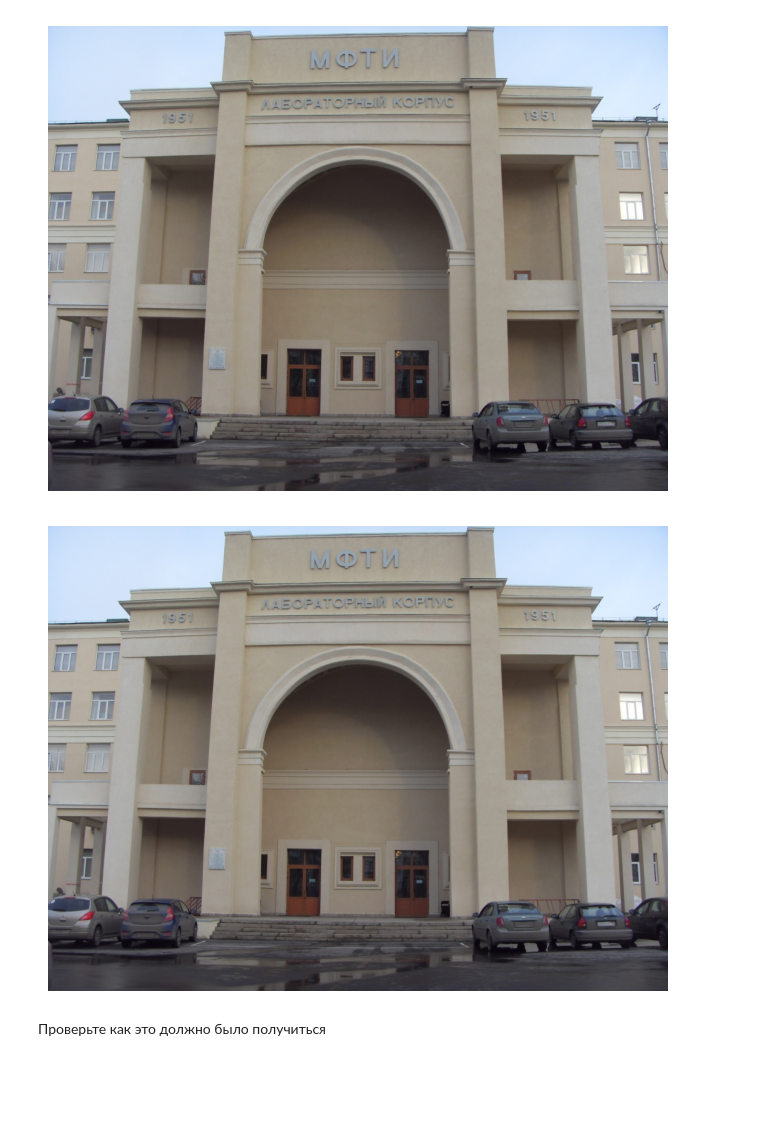
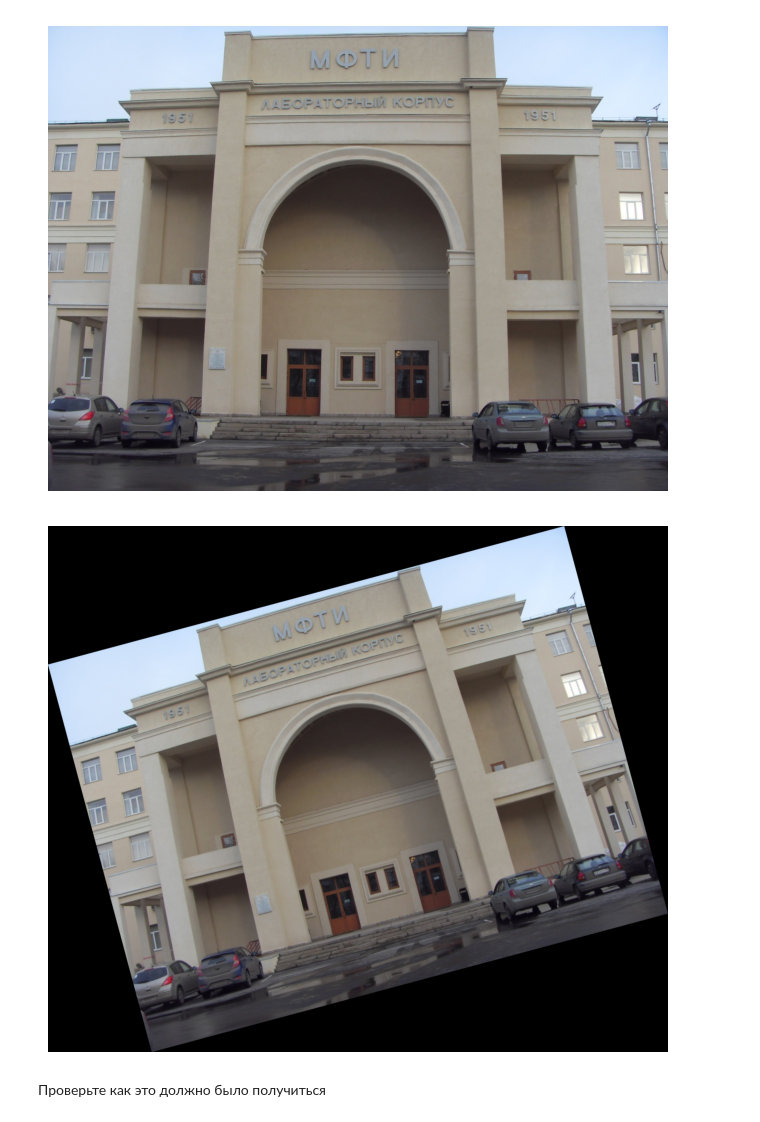
Before and after one commit to Stargazer2005/cv_mipt_major, a Jupyter notebook: 01_first_images/homework/homework_01.ipynb, the cells around one changed output. Drawn from its saved outputs; the diff is of its cells as text; code cells hidden in the pictures; blank space fills up the shorter version.

```diff
--- a/01_first_images/homework/homework_01.ipynb
+++ b/01_first_images/homework/homework_01.ipynb
@@ -172,11 +172,10 @@ PlotImage(test_image)
 # %%
 test_point = (200, 200)
 test_angle = 15
-
-transformed_image = rotate(test_image, test_point, test_angle)
+transformed_image = Rotate(test_image, test_point, test_angle)
 PlotImage(transformed_image)
 # %% [output]
-[figure, old version]
+[figure, new version]
 # %% [markdown]
 Проверьте как это должно было получиться
 # %%
```
Also changed, not shown: parts of 2 cells of this notebook, 1 other file.
